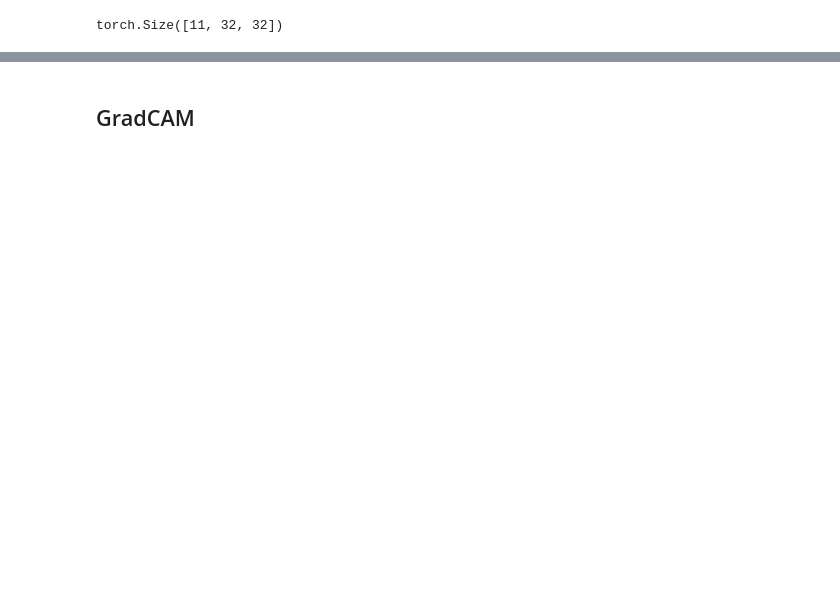
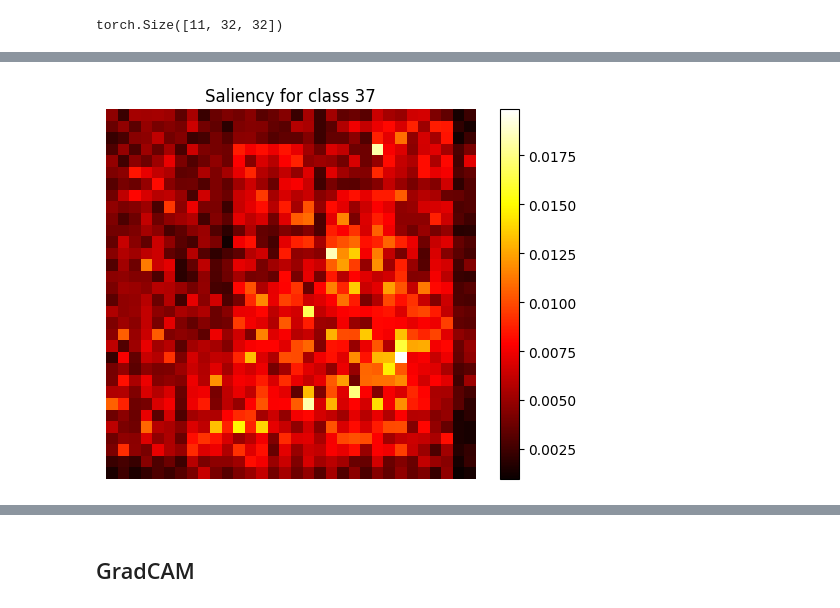
Before and after one commit to rauletepawa/Species_Distribution_Modeling, a Jupyter notebook: code/1991-2017_model_predictions.ipynb, the cells around one changed output, grey strips where cells are left out. Drawn from its saved outputs; the diff is of its cells as text; code cells hidden in the pictures; blank space fills up the shorter version.

```diff
--- a/code/1991-2017_model_predictions.ipynb
+++ b/code/1991-2017_model_predictions.ipynb
@@ -670,0 +761,40 @@ saliency shape torch.Size([1, 32, 32])
+# %%
+def saliency_one_species(img_num, model, target_class=None):
+    image_np = df_2018.iloc[img_num]['climatic_map'].astype(np.float32)  # shape: (H, W, 11)
+    label_np = df_2018.iloc[img_num]['species_vector'].astype(np.float32)  # shape: (num_classes,)
+
+    image_tensor = torch.tensor(image_np).permute(2, 0, 1).unsqueeze(0).to(device)  # [1, 11, H, W]
+    label_tensor = torch.tensor(label_np).unsqueeze(0).to(device)  # [1, num_classes]
+
+    model.eval()
+    X = image_tensor
+    X.requires_grad_()
+
+    scores = model(X)  # shape: [1, num_classes]
+
+    if target_class is None:
+        # Option 1: show saliency for **all present species** (can loop later if needed)
+        present_classes = label_np.nonzero()[0]
+        print(f"Present classes: {present_classes}")
+        return
+
+    # Get the logit for the selected target class
+    score_target = scores[0, target_class]
+
+    # Backprop to get gradient w.r.t. input
+    model.zero_grad()
+    score_target.backward()
+
+    saliency, _ = torch.max(X.grad.data.abs(), dim=1)  # shape: [1, H, W]
+    saliency = saliency.cpu().detach().numpy()
+
+    # Plotting
+    plt.imshow(saliency[0], cmap=plt.cm.hot)
+    plt.axis('off')
+    plt.title(f"Saliency for class {target_class}")
+    plt.colorbar()
+    plt.show()
+# %%
+saliency_one_species(10, RESNET18, target_class=37)
+# %% [output]
+[figure, added]
```
Also changed, not shown: parts of 36 cells of this notebook, 1 other file.
